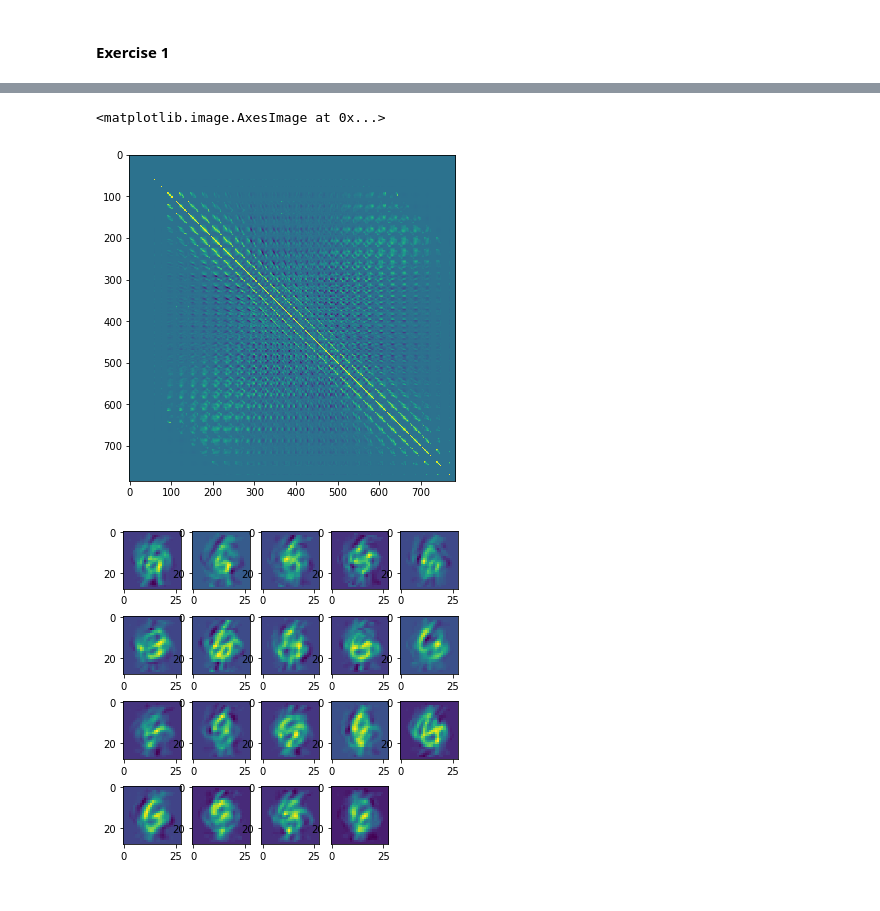
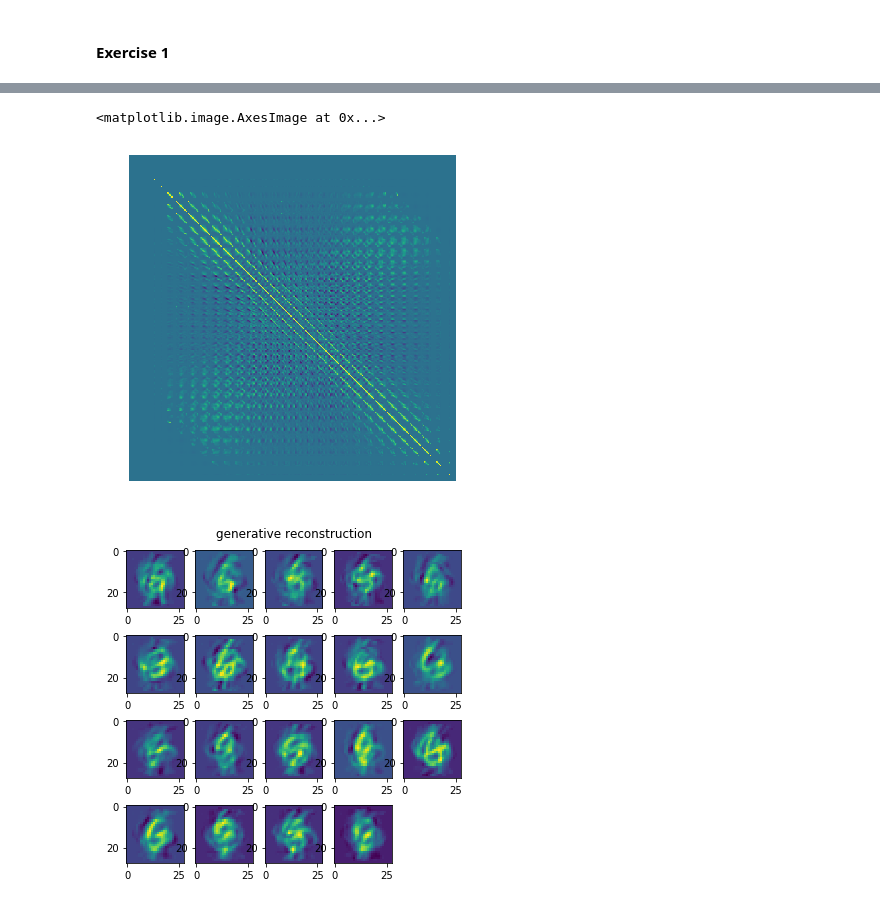
Before and after one commit to pieterwolfert/ccn, a Jupyter notebook: assignment4/assignment4.ipynb, the cells around one changed output, grey strips where cells are left out. Saved outputs shown, nothing was run; the diff lists cells and outputs as text; code cells hidden in the pictures.

```diff
--- a/assignment4/assignment4.ipynb
+++ b/assignment4/assignment4.ipynb
@@ -44,18 +44,21 @@ x_test = B.T * Y_test.T
 x_test = np.array(x_test).T*X_std + X_mean
 X_test = X_test * X_std + X_mean
 
-fig = plt.figure(figsize=(6,6))
 # actual images
-fig = plt.figure(figsize=(6,6))
+fig1 = plt.figure(figsize=(6,6))
+plt.axis('off')
+plt.title('original test stimuli')
 for i in range(19):
     image = np.reshape(X_test[i,:],(28,28)).T
-    sub = fig.add_subplot(4,5,i+1)
+    sub = fig1.add_subplot(4,5,i+1)
     sub.imshow(image)
 
 # reconstructed images excercise 1
-fig = plt.figure(figsize=(6,6))
+fig2 = plt.figure(figsize=(6,6))
+plt.axis('off')
+plt.title('reconstructions')
 for i in range(19):
     image = np.reshape(x_test[i,:],(28,28)).T
-    sub = fig.add_subplot(4,5,i+1)
+    sub = fig2.add_subplot(4,5,i+1)
     sub.imshow(image)
 # %% [output]
@@ -70,6 +72,5 @@ I_l = np.mat(10**-6 * np.identity(784))
 
 B = inv(np.mat(X_train).T * np.mat(X_train) + I_l)\
     * np.mat(X_train).T * np.mat(Y_train)
-sigma_prior = (np.mat(X_normp).T * np.mat(X_normp)) / (2000- 1)
-# add regularisation
-sigma_prior += np.mat(10**-7*np.identity(784))
+sigma_prior = (np.mat(X_normp).T * np.mat(X_normp)) / (2000- 1) \
++ np.mat(10**-6*np.identity(784))
@@ -78,21 +80,22 @@ sigma_prior += np.mat(10**-7*np.identity(784))
 # %%
 # visualize sigma prior
 fig = plt.figure(figsize=(6,6))
-
+plt.axis('off')
 plt.imshow(sigma_prior)
 # %% [output]
 <matplotlib.image.AxesImage at 0x...>
-[figure, old version]
+[figure, new version]
 # %%
 # Excercise 2
-B = inv(np.mat(X_train).T*X_train +I_l)*np.mat(X_train).T*np.mat(Y_train)
-p1 = inv(inv(sigma_prior) + (B.T*inv(sigma)).T*B.T)
-mu_post = ((p1*B).T*inv(sigma)).T*np.mat(Y_test).T
-mu_post = np.array(mu_post).T*X_std + X_mean
+mu_post = ((inv(inv(sigma_prior) + (B.T*inv(sigma)).T*B.T) \
+*B).T*inv(sigma)).T*np.mat(Y_test).T
+recon_im = np.array(mu_post).T*X_std + X_mean
 fig = plt.figure(figsize=(6,6))
+plt.axis('off')
+plt.title('generative reconstruction')
 for i in range(19):
-    image = np.reshape(mu_post[i,:],(28,28)).T
+    image = np.reshape(recon_im[i,:],(28,28)).T
     sub = fig.add_subplot(4,5,i+1)
     sub.imshow(image)
 # %% [output]
-[figure, old version]
+[figure, new version]
```
Also changed, not shown: parts of 4 cells of this notebook.
